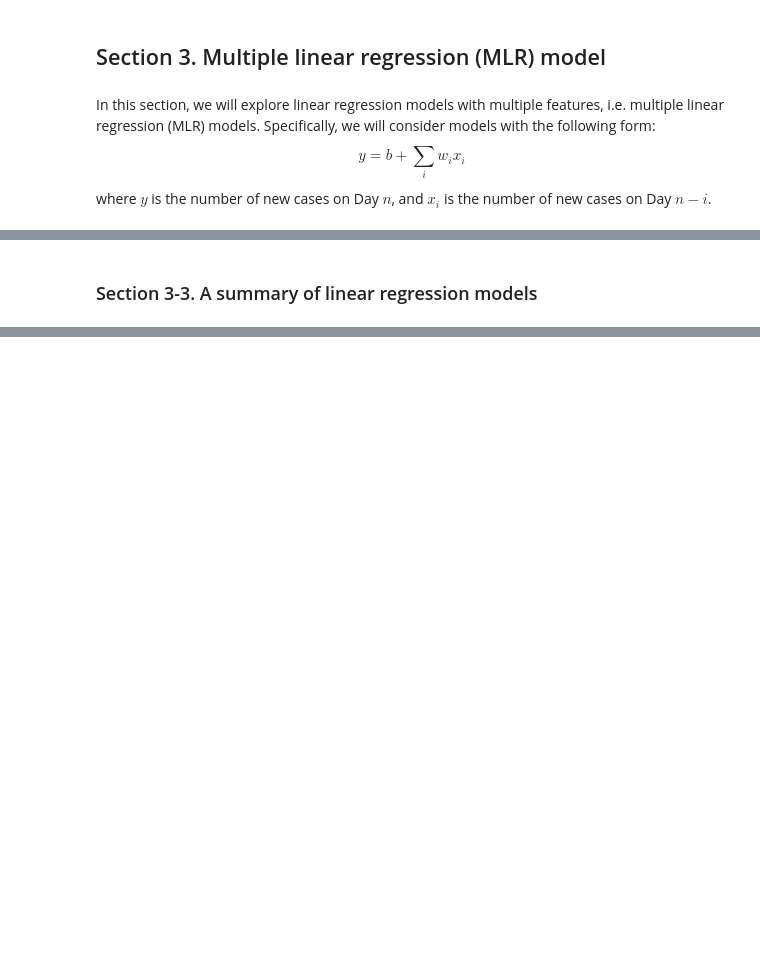
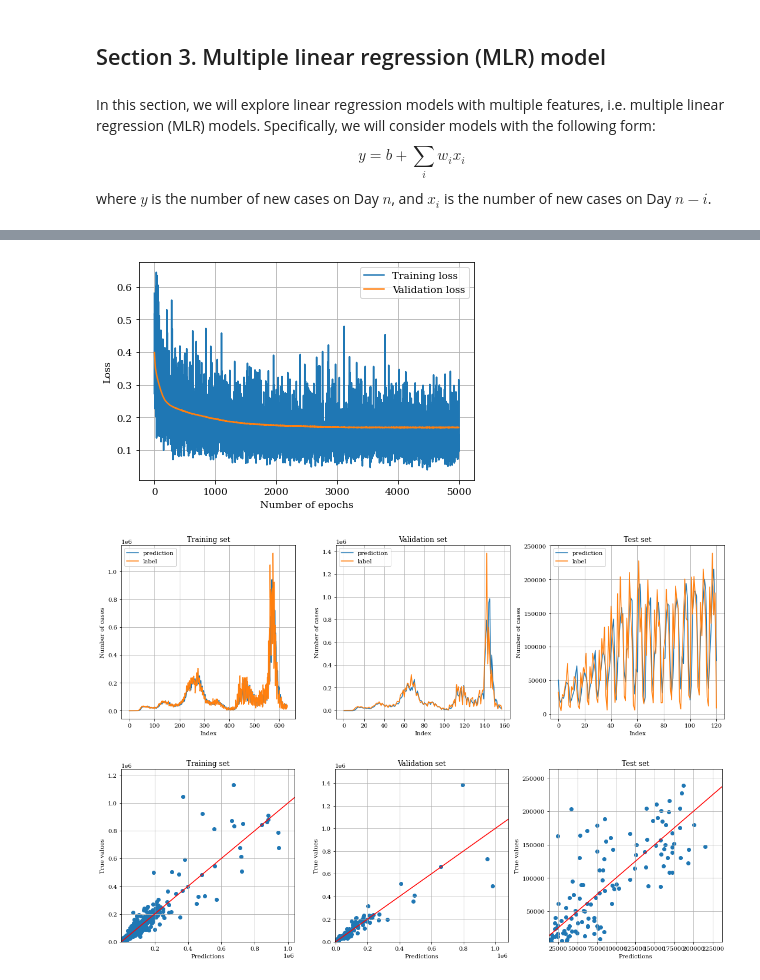
Before and after one commit to wehs7661/deep_learning_projects, a Jupyter notebook: covid_regression/LR2DNN/covid_regression.ipynb, the cells around one changed output, grey strips where cells are left out. Cells and saved outputs as stored; diff of their text form; code cells hidden in the pictures; blank space fills up the shorter version.

```diff
--- a/covid_regression/LR2DNN/covid_regression.ipynb
+++ b/covid_regression/LR2DNN/covid_regression.ipynb
@@ -429,9 +446,10 @@ Below we will use exactly the same set of hpyerparameters and explore different
 # %%
-def MultipleLinearRegression(n_feats):
+def train_and_assess(model, n_feats):
 
-    ###############################
-    #  Build and train the model  #
-    ###############################
+    ##########################################
+    #  Prepare datasets and train the model  #
+    ##########################################
+    t1 = time.time()
 
     config = {
         'n_epochs': 5000,
@@ -446,8 +464,10 @@ def MultipleLinearRegression(n_feats):
     dv_set = prep_dataloader(df, n_feats, 'dev', config['batch_size'], tr_idx=(n_feats + 1, 798))
     tt_set = prep_dataloader(df, n_feats, 'test', config['batch_size'], tr_idx=(n_feats + 1, 798))
 
-    model = LinearRegression(n_feats, 1)
+
     loss_list = train(tr_set, dv_set, model, config)
+    t2 = time.time()
+    print(f'Number of epochs per second {config["n_epochs"]/(t2-t1):.0f}.')
 
     ######################
     #  Assess the model  #
@@ -567,2 +543,5 @@ print(f'Test loss: {model.calc_loss(pred_tt[1:], label_tt[:-1]).detach().item():
-# %% [markdown]
-### Section 3-3. A summary of linear regression models
+# %%
+n_feats = 7
+model = Linear_Regression(n_feats, 1)
+train_and_assess(model, n_feats)
+# %% [output]
@@ -568,0 +553,3 @@ print(f'Test loss: {model.calc_loss(pred_tt[1:], label_tt[:-1]).detach().item():
+[figure, added]
+[figure, added]
+[figure, added]
```
Also changed, not shown: parts of 42 cells of this notebook.
